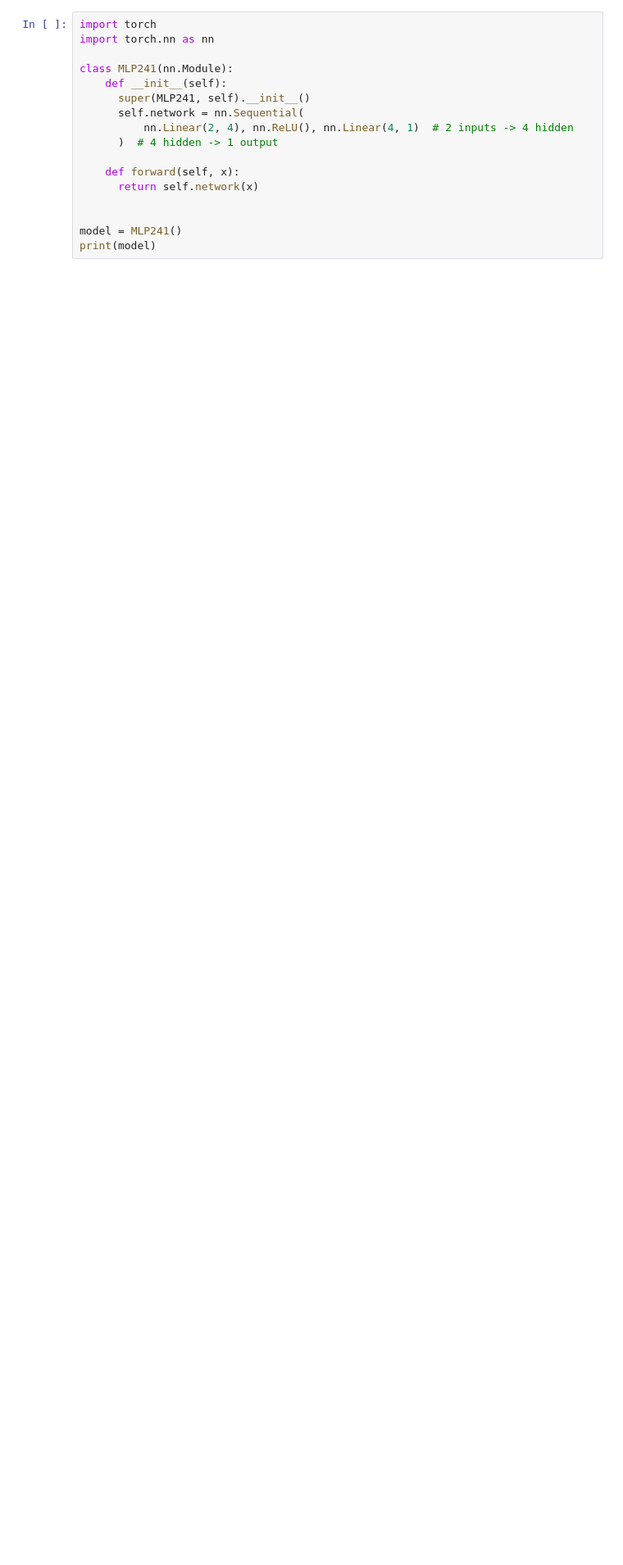
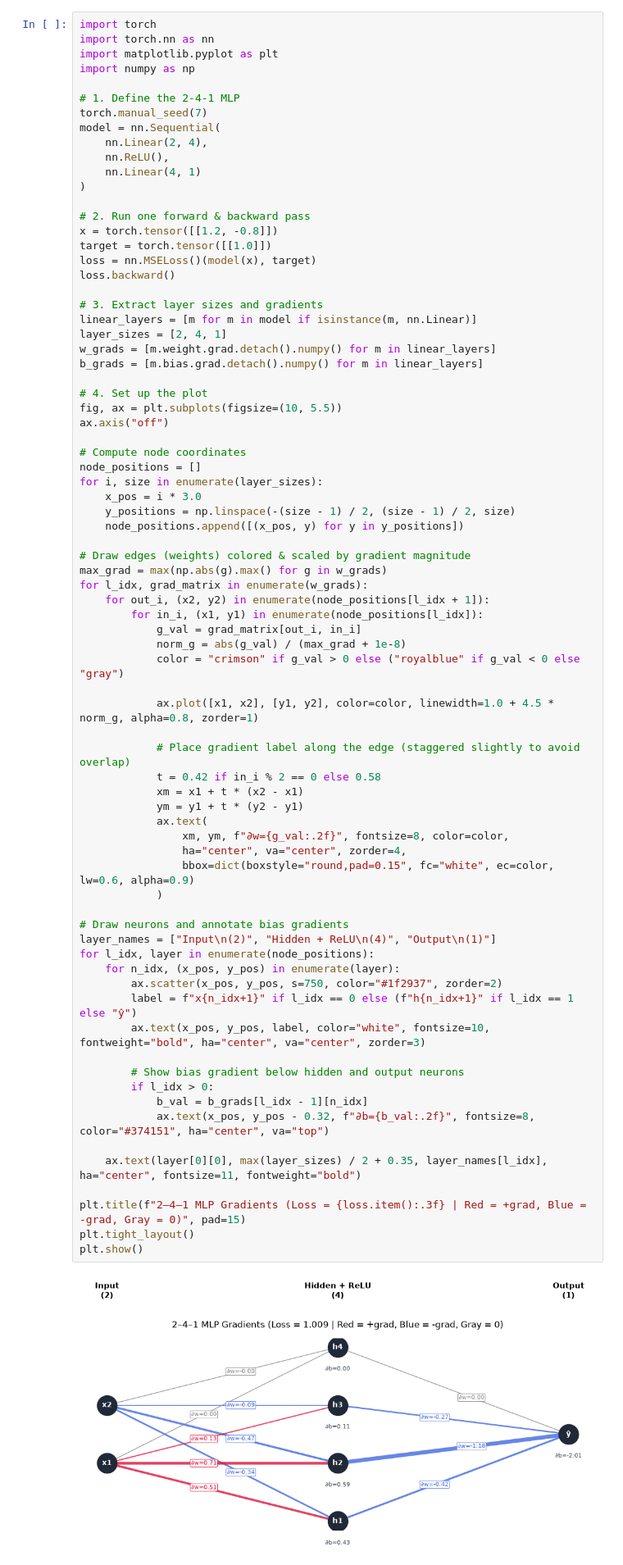
Before and after one commit to Roukh/jupyter, a Jupyter notebook: b2g11f1.ipynb, the cells around one changed output. Shown at 82% size. Saved outputs shown, nothing was run; the diff lists cells and outputs as text; blank space fills up the shorter version.

Commit message:
draw mlp241 with torch and micrograd, compute gradients, backward pass, and output graph

```diff
--- a/b2g11f1.ipynb
+++ b/b2g11f1.ipynb
@@ -20,17 +7,78 @@ ModuleNotFoundError: No module named 'engine'
 # %%
 import torch
 import torch.nn as nn
+import matplotlib.pyplot as plt
+import numpy as np
 
-class MLP241(nn.Module):
-    def __init__(self):
-      super(MLP241, self).__init__()
-      self.network = nn.Sequential(
-          nn.Linear(2, 4), nn.ReLU(), nn.Linear(4, 1)  # 2 inputs -> 4 hidden
-      )  # 4 hidden -> 1 output
+# 1. Define the 2-4-1 MLP
+torch.manual_seed(7)
+model = nn.Sequential(
+    nn.Linear(2, 4),
+    nn.ReLU(),
+    nn.Linear(4, 1)
+)
 
-    def forward(self, x):
-      return self.network(x)
+# 2. Run one forward & backward pass
+x = torch.tensor([[1.2, -0.8]])
+target = torch.tensor([[1.0]])
+loss = nn.MSELoss()(model(x), target)
+loss.backward()
 
+# 3. Extract layer sizes and gradients
+linear_layers = [m for m in model if isinstance(m, nn.Linear)]
+layer_sizes = [2, 4, 1]
+w_grads = [m.weight.grad.detach().numpy() for m in linear_layers]
+b_grads = [m.bias.grad.detach().numpy() for m in linear_layers]
 
-model = MLP241()
-print(model)
+# 4. Set up the plot
+fig, ax = plt.subplots(figsize=(10, 5.5))
+ax.axis("off")
+
+# Compute node coordinates
+node_positions = []
+for i, size in enumerate(layer_sizes):
+    x_pos = i * 3.0
+    y_positions = np.linspace(-(size - 1) / 2, (size - 1) / 2, size)
+    node_positions.append([(x_pos, y) for y in y_positions])
+
+# Draw edges (weights) colored & scaled by gradient magnitude
+max_grad = max(np.abs(g).max() for g in w_grads)
+for l_idx, grad_matrix in enumerate(w_grads):
+    for out_i, (x2, y2) in enumerate(node_positions[l_idx + 1]):
+        for in_i, (x1, y1) in enumerate(node_positions[l_idx]):
+            g_val = grad_matrix[out_i, in_i]
+            norm_g = abs(g_val) / (max_grad + 1e-8)
+            color = "crimson" if g_val > 0 else ("royalblue" if g_val < 0 else "gray")
+
+            ax.plot([x1, x2], [y1, y2], color=color, linewidth=1.0 + 4.5 * norm_g, alpha=0.8, zorder=1)
+
+            # Place gradient label along the edge (staggered slightly to avoid overlap)
+            t = 0.42 if in_i % 2 == 0 else 0.58
+            xm = x1 + t * (x2 - x1)
+            ym = y1 + t * (y2 - y1)
+            ax.text(
+                xm, ym, f"∂w={g_val:.2f}", fontsize=8, color=color,
+                ha="center", va="center", zorder=4,
+                bbox=dict(boxstyle="round,pad=0.15", fc="white", ec=color, lw=0.6, alpha=0.9)
+            )
+
+# Draw neurons and annotate bias gradients
+layer_names = ["Input\n(2)", "Hidden + ReLU\n(4)", "Output\n(1)"]
+for l_idx, layer in enumerate(node_positions):
+    for n_idx, (x_pos, y_pos) in enumerate(layer):
+        ax.scatter(x_pos, y_pos, s=750, color="#1f2937", zorder=2)
+        label = f"x{n_idx+1}" if l_idx == 0 else (f"h{n_idx+1}" if l_idx == 1 else "ŷ")
+        ax.text(x_pos, y_pos, label, color="white", fontsize=10, fontweight="bold", ha="center", va="center", zorder=3)
+
+        # Show bias gradient below hidden and output neurons
+        if l_idx > 0:
+            b_val = b_grads[l_idx - 1][n_idx]
+            ax.text(x_pos, y_pos - 0.32, f"∂b={b_val:.2f}", fontsize=8, color="#374151", ha="center", va="top")
+
+    ax.text(layer[0][0], max(layer_sizes) / 2 + 0.35, layer_names[l_idx], ha="center", fontsize=11, fontweight="bold")
+
+plt.title(f"2–4–1 MLP Gradients (Loss = {loss.item():.3f} | Red = +grad, Blue = -grad, Gray = 0)", pad=15)
+plt.tight_layout()
+plt.show()
+# %% [output]
+[figure, added]
```
Also changed, not shown: parts of 3 cells of this notebook, 2 other files.
